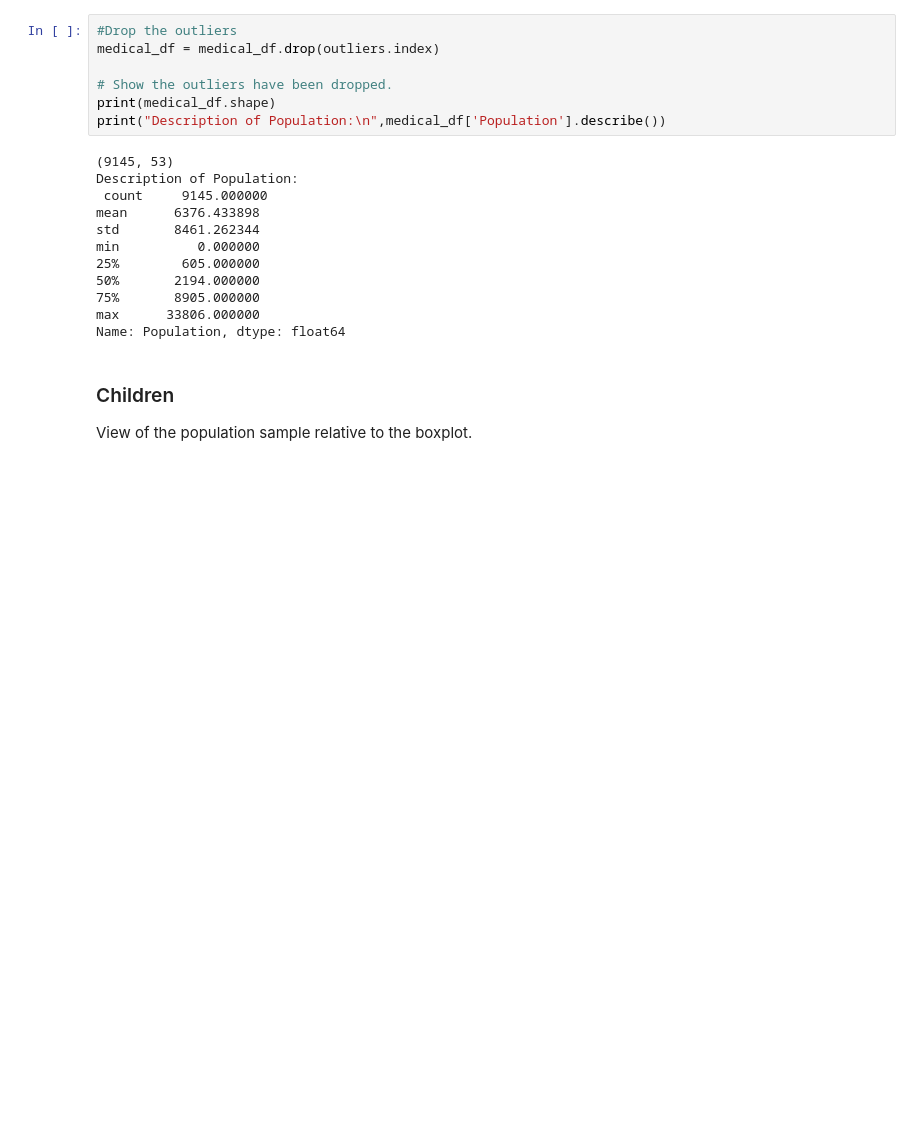
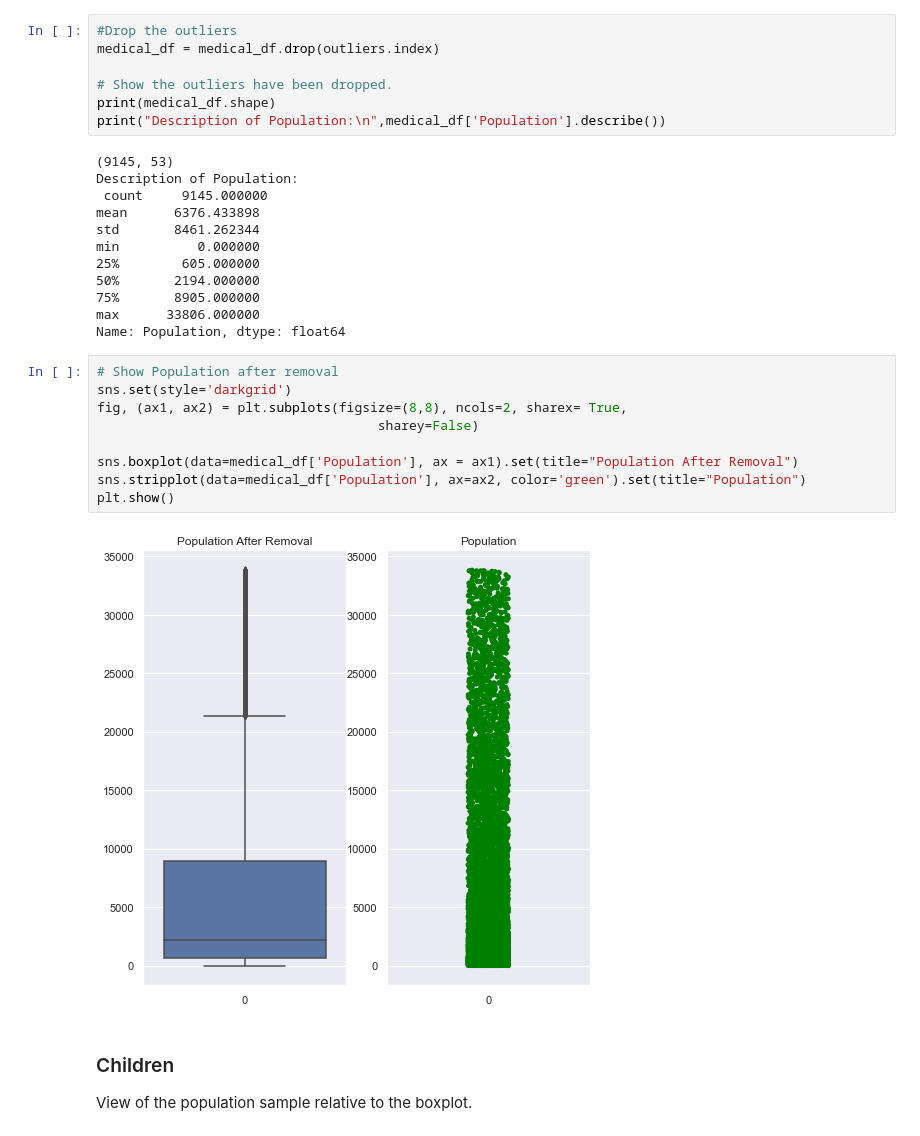
Before and after one commit to HeinoPortfolio/Data-Analytics-Grad-Work, a Jupyter notebook: 2 Data Cleaning/Heino_D206_Assessment.ipynb, the cells around one changed output. Cells and saved outputs as stored; diff of their text form; blank space fills up the shorter version.

```diff
--- a/2 Data Cleaning/Heino_D206_Assessment.ipynb
+++ b/2 Data Cleaning/Heino_D206_Assessment.ipynb
@@ -523,6 +596,17 @@ min          0.000000
 75%       8905.000000
 max      33806.000000
 Name: Population, dtype: float64
+# %%
+# Show Population after removal
+sns.set(style='darkgrid')
+fig, (ax1, ax2) = plt.subplots(figsize=(8,8), ncols=2, sharex= True,
+                                    sharey=False)
+
+sns.boxplot(data=medical_df['Population'], ax = ax1).set(title="Population After Removal")
+sns.stripplot(data=medical_df['Population'], ax=ax2, color='green').set(title="Population")
+plt.show()
+# %% [output]
+[figure, added]
 # %% [markdown]
 ### Children
 View of the population sample relative to the boxplot.
```
Also changed, not shown: parts of 76 cells of this notebook.
